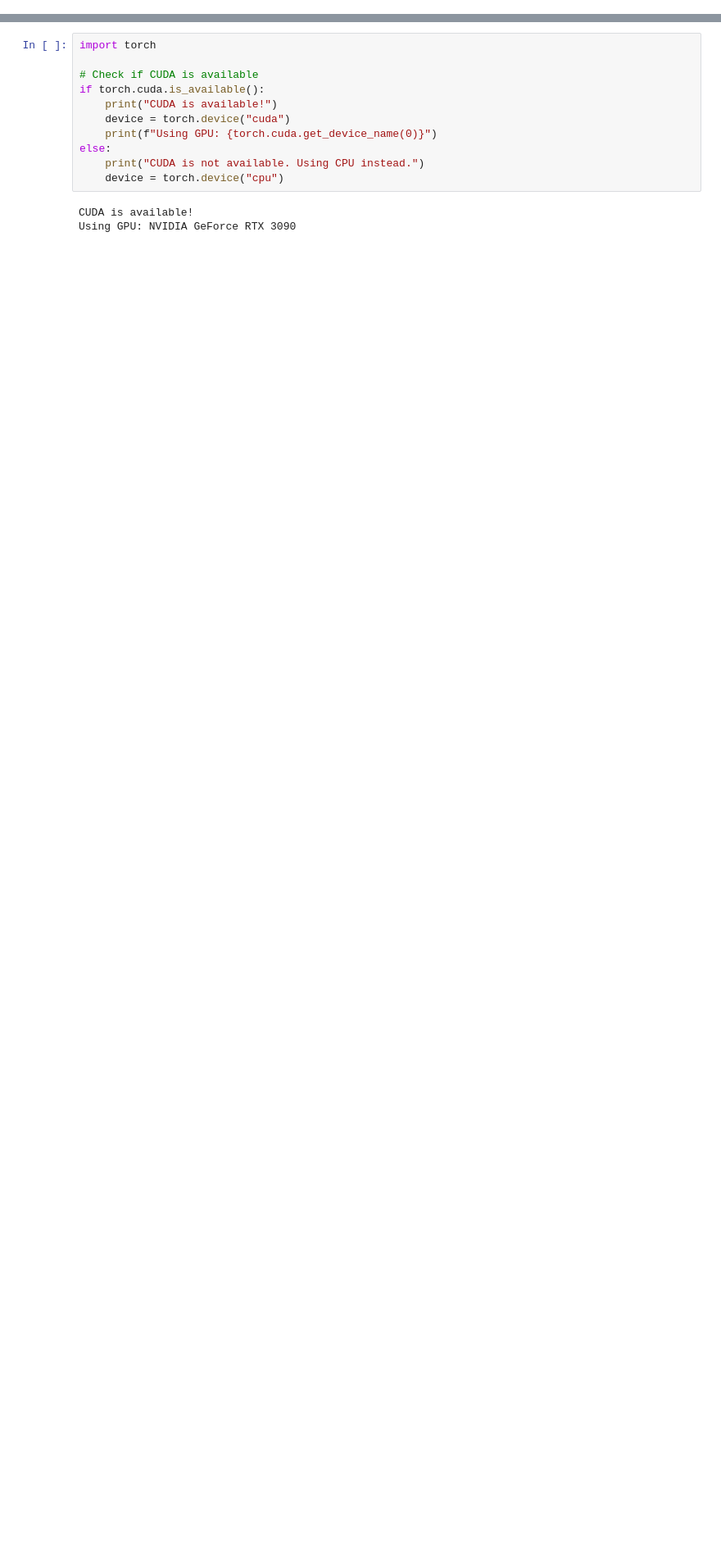
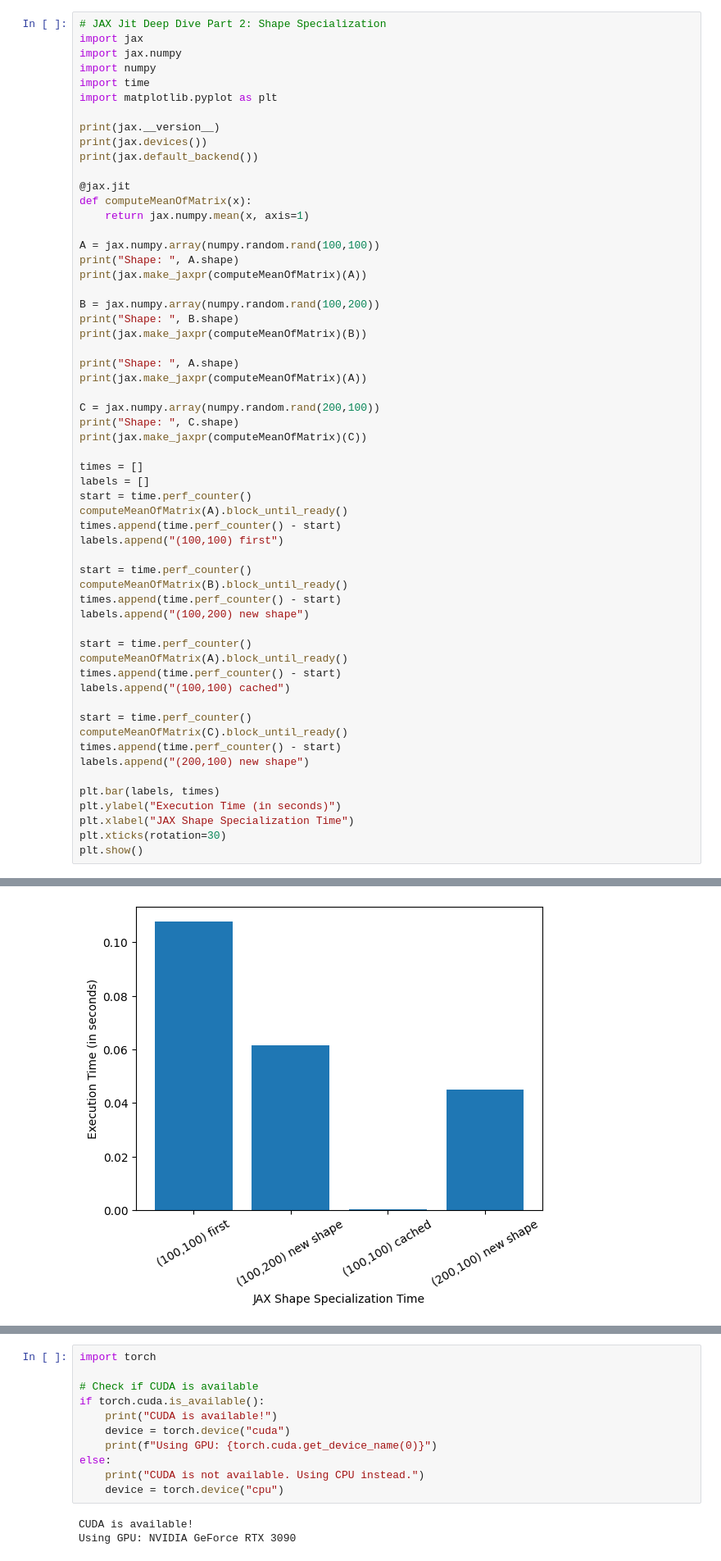
Before and after one commit to vang838/COMPSCI790-Homework-Repository, a Jupyter notebook: Homework-3/jax_jit_analysis.ipynb, the cells around one changed output, grey strips where cells are left out. Shown at 82% size. Drawn from its saved outputs; the diff is of its cells as text; blank space fills up the shorter version.

Commit message:
completed part 2 JAX Jit Deep Dive

```diff
--- a/Homework-3/jax_jit_analysis.ipynb
+++ b/Homework-3/jax_jit_analysis.ipynb
@@ -0,0 +71,59 @@
+# %%
+# JAX Jit Deep Dive Part 2: Shape Specialization
+import jax
+import jax.numpy
+import numpy
+import time
+import matplotlib.pyplot as plt
+
+print(jax.__version__)
+print(jax.devices())
+print(jax.default_backend())
+
+@jax.jit
+def computeMeanOfMatrix(x):
+    return jax.numpy.mean(x, axis=1)
+
+A = jax.numpy.array(numpy.random.rand(100,100))
+print("Shape: ", A.shape)
+print(jax.make_jaxpr(computeMeanOfMatrix)(A))
+
+B = jax.numpy.array(numpy.random.rand(100,200))
+print("Shape: ", B.shape)
+print(jax.make_jaxpr(computeMeanOfMatrix)(B))
+
+print("Shape: ", A.shape)
+print(jax.make_jaxpr(computeMeanOfMatrix)(A))
+
+C = jax.numpy.array(numpy.random.rand(200,100))
+print("Shape: ", C.shape)
+print(jax.make_jaxpr(computeMeanOfMatrix)(C))
+
+times = []
+labels = []
+start = time.perf_counter()
+computeMeanOfMatrix(A).block_until_ready()
+times.append(time.perf_counter() - start)
+labels.append("(100,100) first")
+
+start = time.perf_counter()
+computeMeanOfMatrix(B).block_until_ready()
+times.append(time.perf_counter() - start)
+labels.append("(100,200) new shape")
+
+start = time.perf_counter()
+computeMeanOfMatrix(A).block_until_ready()
+times.append(time.perf_counter() - start)
+labels.append("(100,100) cached")
+
+start = time.perf_counter()
+computeMeanOfMatrix(C).block_until_ready()
+times.append(time.perf_counter() - start)
+labels.append("(200,100) new shape")
+
+plt.bar(labels, times)
+plt.ylabel("Execution Time (in seconds)")
+plt.xlabel("JAX Shape Specialization Time")
+plt.xticks(rotation=30)
+plt.show()
+# %% [output]
@@ -0,0 +147 @@
+[figure, added]
```
Also changed, not shown: parts of 5 cells of this notebook.
